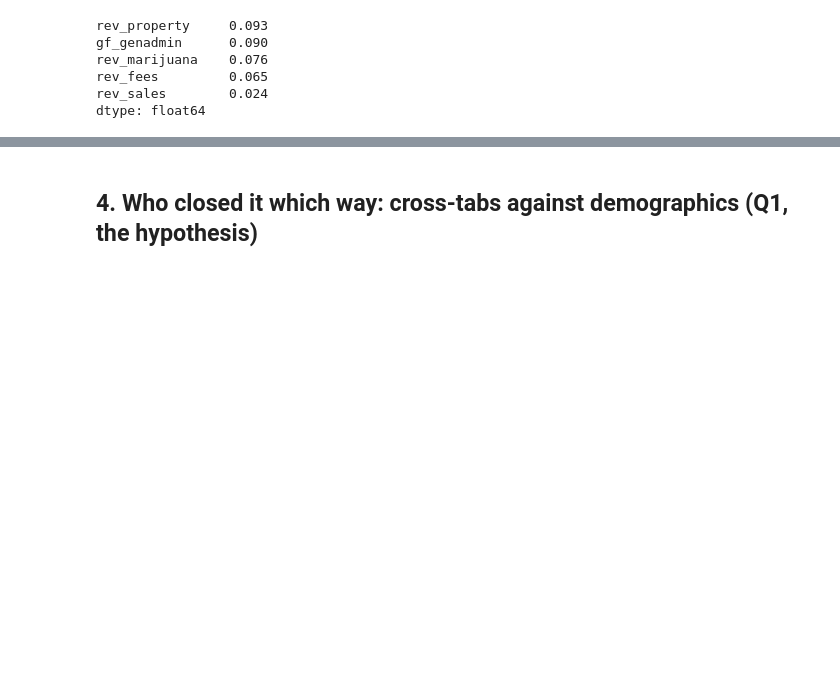
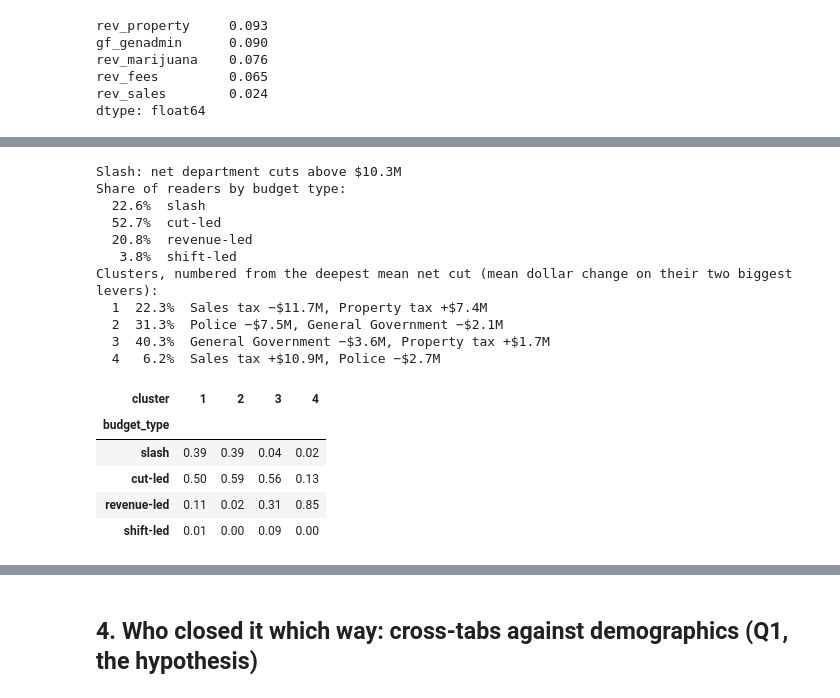
Before and after one commit to brianckeegan/charting-boulder, a Jupyter notebook: 2026-11-budget-tool/budget-survey-analysis.ipynb, the cells around one changed output, grey strips where cells are left out. Saved outputs shown, nothing was run; the diff lists cells and outputs as text; code cells hidden in the pictures; blank space fills up the shorter version.

```diff
--- a/2026-11-budget-tool/budget-survey-analysis.ipynb
+++ b/2026-11-budget-tool/budget-survey-analysis.ipynb
@@ -658,0 +727,63 @@ dtype: float64
+# %%
+from scipy.cluster.vq import kmeans2
+
+# Budget types (exploratory, fixed before any real responses).
+SLASH_SHARE = 0.05
+SLASH_CUT = SLASH_SHARE * sum(GF_AMOUNT.values())                       # about $10.3M of net department cuts
+TYPE_ORDER = ['slash', 'cut-led', 'revenue-led', 'shift-led']
+responses_df['budget_type'] = np.where(
+    responses_df['net_cuts'] > SLASH_CUT, 'slash',
+    responses_df['main_lever'].map({'cuts': 'cut-led', 'revenue': 'revenue-led', 'moving costs': 'shift-led'}))
+
+# Clusters (exploratory): k-means on each reader's dollar change, lever by lever, seeded.
+LEVER_LABEL = {**{f'gf_{k}': v for k, v in GF_LABEL.items()}, 'rev_fees': 'Fees', 'rev_property': 'Property tax',
+               'rev_sales': 'Sales tax', 'rev_marijuana': 'Marijuana tax', 'rev_shift': 'Moving costs'}
+lever_dollars_df = pd.DataFrame({
+    **{f'gf_{k}': responses_df[f'gf_{k}'] / 100 * amt for k, amt in GF_AMOUNT.items()},
+    **{f'rev_{k}': responses_df[f'rev_{k}'] / 100 * base for k, base in REV_BASE.items()},
+    'rev_marijuana': marijuana_yield(responses_df['rev_marijuana']),
+    'rev_shift': responses_df['rev_shift'].astype(float)}, index=responses_df.index)
+N_CLUSTERS = 4
+centroids, cluster_ids = kmeans2(lever_dollars_df.to_numpy(float), N_CLUSTERS, minit='++',
+                                 rng=np.random.default_rng(RNG_SEED))
+assert len(set(cluster_ids)) == N_CLUSTERS, 'k-means left a cluster empty'
+
+# Number the clusters from deepest mean net cut to shallowest; name each for its two biggest levers.
+rank = responses_df.groupby(cluster_ids)['net_cuts'].mean().sort_values(ascending=False).index
+renumber = {old: new for new, old in enumerate(rank, start=1)}
+responses_df['cluster'] = pd.Series(cluster_ids, index=responses_df.index).map(renumber)
+centroid_df = pd.DataFrame(centroids, columns=lever_dollars_df.columns).rename(index=renumber).sort_index()
+
+def describe_centroid(row, n=2):
+    top = row.abs().sort_values(ascending=False).head(n).index
+    return ', '.join(f"{LEVER_LABEL[c]} {'+' if row[c] >= 0 else '−'}${abs(row[c]):.1f}M" for c in top)
+
+CLUSTER_NAME = {i: describe_centroid(r) for i, r in centroid_df.iterrows()}
+type_s = responses_df['budget_type'].value_counts(normalize=True).reindex(TYPE_ORDER).fillna(0)
+print(f'Slash: net department cuts above ${SLASH_CUT:.1f}M')
+print('Share of readers by budget type:')
+for k, v in type_s.items():
+    print(f'  {v:5.1%}  {k}')
+print('Clusters, numbered from the deepest mean net cut (mean dollar change on their two biggest levers):')
+for i, name in CLUSTER_NAME.items():
+    print(f"  {i}  {(responses_df['cluster'] == i).mean():5.1%}  {name}")
+# How the hand-drawn types fall across the clusters (share of each cluster).
+pd.crosstab(responses_df['budget_type'], responses_df['cluster'], normalize='columns').reindex(TYPE_ORDER).round(2)
+# %% [output]
+Slash: net department cuts above $10.3M
+Share of readers by budget type:
+  22.6%  slash
+  52.7%  cut-led
+  20.8%  revenue-led
+   3.8%  shift-led
+Clusters, numbered from the deepest mean net cut (mean dollar change on their two biggest levers):
+  1  22.3%  Sales tax −$11.7M, Property tax +$7.4M
+  2  31.3%  Police −$7.5M, General Government −$2.1M
+  3  40.3%  General Government −$3.6M, Property tax +$1.7M
+  4   6.2%  Sales tax +$10.9M, Police −$2.7M
+| cluster | 1 | 2 | 3 | 4 |
+| budget_type |  |  |  |  |
+| slash | 0.39 | 0.39 | 0.04 | 0.02 |
+| cut-led | 0.50 | 0.59 | 0.56 | 0.13 |
+| revenue-led | 0.11 | 0.02 | 0.31 | 0.85 |
+| shift-led | 0.01 | 0.00 | 0.09 | 0.00 |
```
Also changed, not shown: parts of 11 cells of this notebook.
